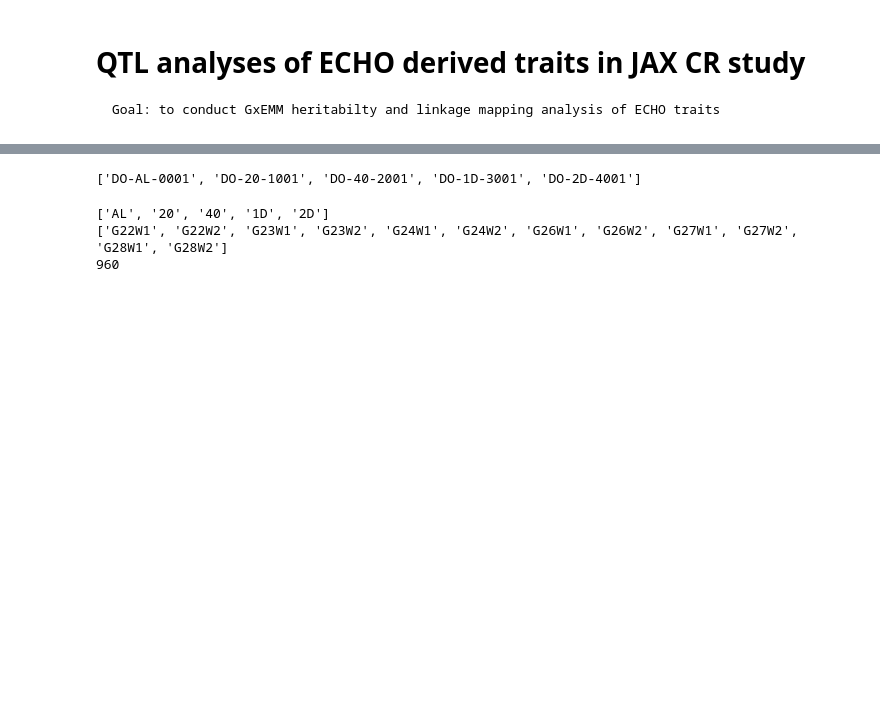
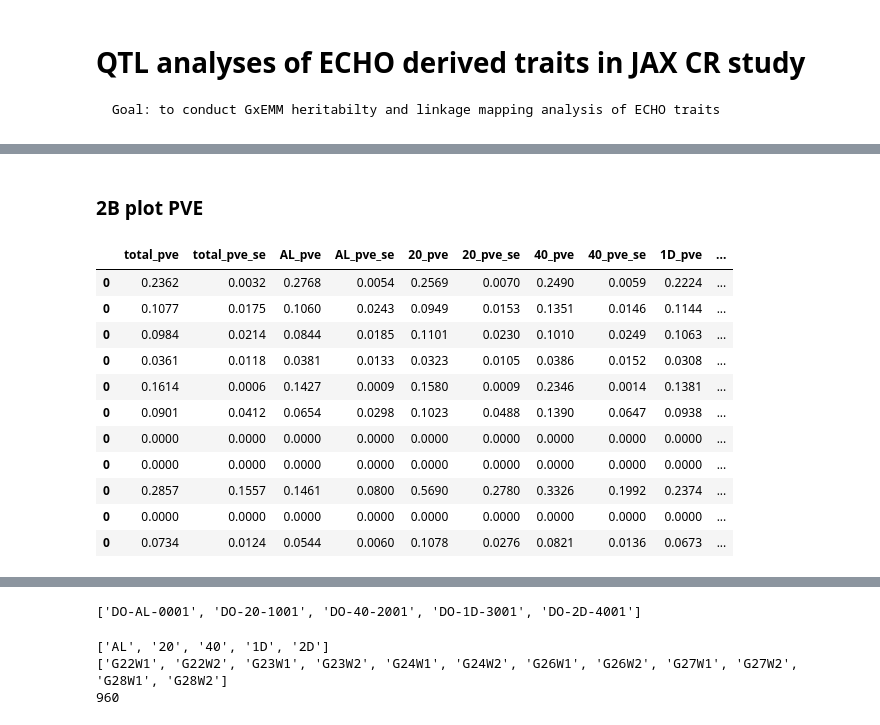
Before and after one commit to calico/do_qtl, a Jupyter notebook: analysis/ECHO_QTL.ipynb, the cells around one changed output, grey strips where cells are left out. Cells and saved outputs as stored; diff of their text form; code cells hidden in the pictures; blank space fills up the shorter version.

```diff
--- a/analysis/ECHO_QTL.ipynb
+++ b/analysis/ECHO_QTL.ipynb
@@ -72,0 +293,9 @@ df3.to_csv(pheno_yr3_file, header=True, sep=",", index=False)
+# %%
+output_yr1_file = working_dir+"echo_yr1_20210920.csv"
+output_yr2_file = working_dir+"echo_yr2_20210920.csv"
+output_yr3_file = working_dir+"echo_yr3_20210920.csv"
+phenotype_files = [output_yr1_file, output_yr2_file, output_yr3_file]
+
+df = pd.read_csv(output_yr1_file)
+phenotype_list = df.columns[3:]
+phenotype_focal = ['CardiacOutput', 'EF', 'LVMass', 'LVPW_dia']
@@ -72,0 +371,42 @@ df3.to_csv(pheno_yr3_file, header=True, sep=",", index=False)
+# %% [markdown]
+### 2B plot PVE
+# %%
+output_yr1_file = working_dir+"echo_yr1_20210920.csv"
+output_yr2_file = working_dir+"echo_yr2_20210920.csv"
+output_yr3_file = working_dir+"echo_yr3_20210920.csv"
+phenotype_files = [output_yr1_file, output_yr2_file, output_yr3_file]
+
+df = pd.read_csv(output_yr1_file)
+phenotype_list = df.columns[3:]
+phenotype_focal = ['CardiacOutput', 'EF', 'LVMass', 'LVPW_dia']
+# %%
+lsp = []
+for phenotype_file in phenotype_files:
+    for phenotype in phenotype_focal:
+        output_pve_file = phenotype_file
+        output_pve_file = re.sub('.csv$','_'+phenotype+'.pve.csv',output_pve_file)
+        yr = re.sub(working_dir+"echo_","",phenotype_file)
+        yr = re.sub('_20210920.csv$',"",yr)
+        #print(adj,yr, output_pve_file)
+
+        if os.path.exists(output_pve_file) is True:
+            df = pd.read_csv(output_pve_file, index_col=False, usecols=range(12))
+            df['yr'] = yr
+            df['phenotype'] = phenotype
+            lsp.append(df)
+
+dfp = pd.concat(lsp)
+dfp.head(n=18)
+# %% [output]
+|  | total_pve | total_pve_se | AL_pve | AL_pve_se | 20_pve | 20_pve_se | 40_pve | 40_pve_se | 1D_pve | ... |
+| 0 | 0.2362 | 0.0032 | 0.2768 | 0.0054 | 0.2569 | 0.0070 | 0.2490 | 0.0059 | 0.2224 | ... |
+| 0 | 0.1077 | 0.0175 | 0.1060 | 0.0243 | 0.0949 | 0.0153 | 0.1351 | 0.0146 | 0.1144 | ... |
+| 0 | 0.0984 | 0.0214 | 0.0844 | 0.0185 | 0.1101 | 0.0230 | 0.1010 | 0.0249 | 0.1063 | ... |
+| 0 | 0.0361 | 0.0118 | 0.0381 | 0.0133 | 0.0323 | 0.0105 | 0.0386 | 0.0152 | 0.0308 | ... |
+| 0 | 0.1614 | 0.0006 | 0.1427 | 0.0009 | 0.1580 | 0.0009 | 0.2346 | 0.0014 | 0.1381 | ... |
+| 0 | 0.0901 | 0.0412 | 0.0654 | 0.0298 | 0.1023 | 0.0488 | 0.1390 | 0.0647 | 0.0938 | ... |
+| 0 | 0.0000 | 0.0000 | 0.0000 | 0.0000 | 0.0000 | 0.0000 | 0.0000 | 0.0000 | 0.0000 | ... |
+| 0 | 0.0000 | 0.0000 | 0.0000 | 0.0000 | 0.0000 | 0.0000 | 0.0000 | 0.0000 | 0.0000 | ... |
+| 0 | 0.2857 | 0.1557 | 0.1461 | 0.0800 | 0.5690 | 0.2780 | 0.3326 | 0.1992 | 0.2374 | ... |
+| 0 | 0.0000 | 0.0000 | 0.0000 | 0.0000 | 0.0000 | 0.0000 | 0.0000 | 0.0000 | 0.0000 | ... |
+| 0 | 0.0734 | 0.0124 | 0.0544 | 0.0060 | 0.1078 | 0.0276 | 0.0821 | 0.0136 | 0.0673 | ... |
```
Also changed, not shown: parts of 34 cells of this notebook.
